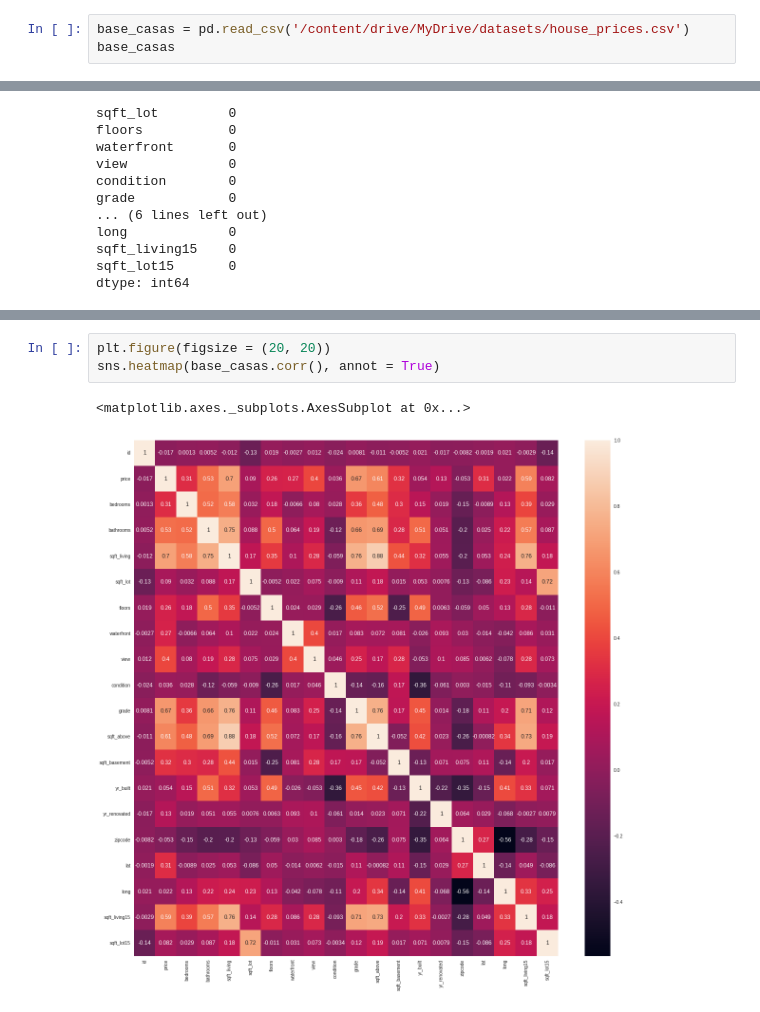
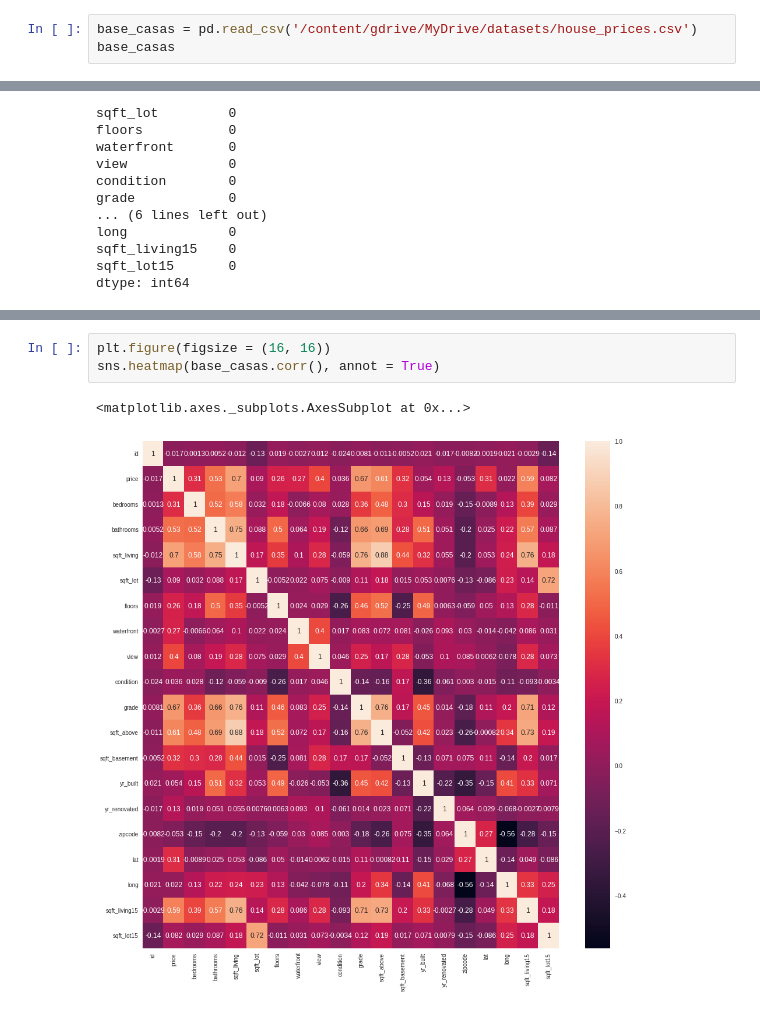
Before and after one commit to fell100/Machine-Learning, a Jupyter notebook: ML.ipynb, the cells around one changed output, grey strips where cells are left out. Saved outputs shown, nothing was run; the diff lists cells and outputs as text.

```diff
--- a/ML.ipynb
+++ b/ML.ipynb
@@ -1866,7 +1747,7 @@ vizualizador.poof()
 # %% [markdown]
 ##Base Casas
 # %%
-base_casas = pd.read_csv('/content/drive/MyDrive/datasets/house_prices.csv')
+base_casas = pd.read_csv('/content/gdrive/MyDrive/datasets/house_prices.csv')
 base_casas
 # %% [output]
 |  | id | date | price | bedrooms | bathrooms | sqft_living | sqft_lot | floors | waterfront | view | ... |
@@ -1923,8 +1804,8 @@ base_casas.corr()
 | sqft_living15 | -0.002901 | 0.585379 | 0.391638 | 0.568634 | 0.756420 | 0.144608 | 0.279885 | 0.086463 | 0.280439 | -0.092824 | ... |
 | sqft_lot15 | -0.138798 | 0.082447 | 0.029244 | 0.087175 | 0.183286 | 0.718557 | -0.011269 | 0.030703 | 0.072575 | -0.003406 | ... |
 # %%
-plt.figure(figsize = (20, 20))
+plt.figure(figsize = (16, 16))
 sns.heatmap(base_casas.corr(), annot = True)
 # %% [output]
 <matplotlib.axes._subplots.AxesSubplot at 0x...>
-[figure, old version]
+[figure, new version]
```
Also changed, not shown: parts of 28 cells of this notebook.
